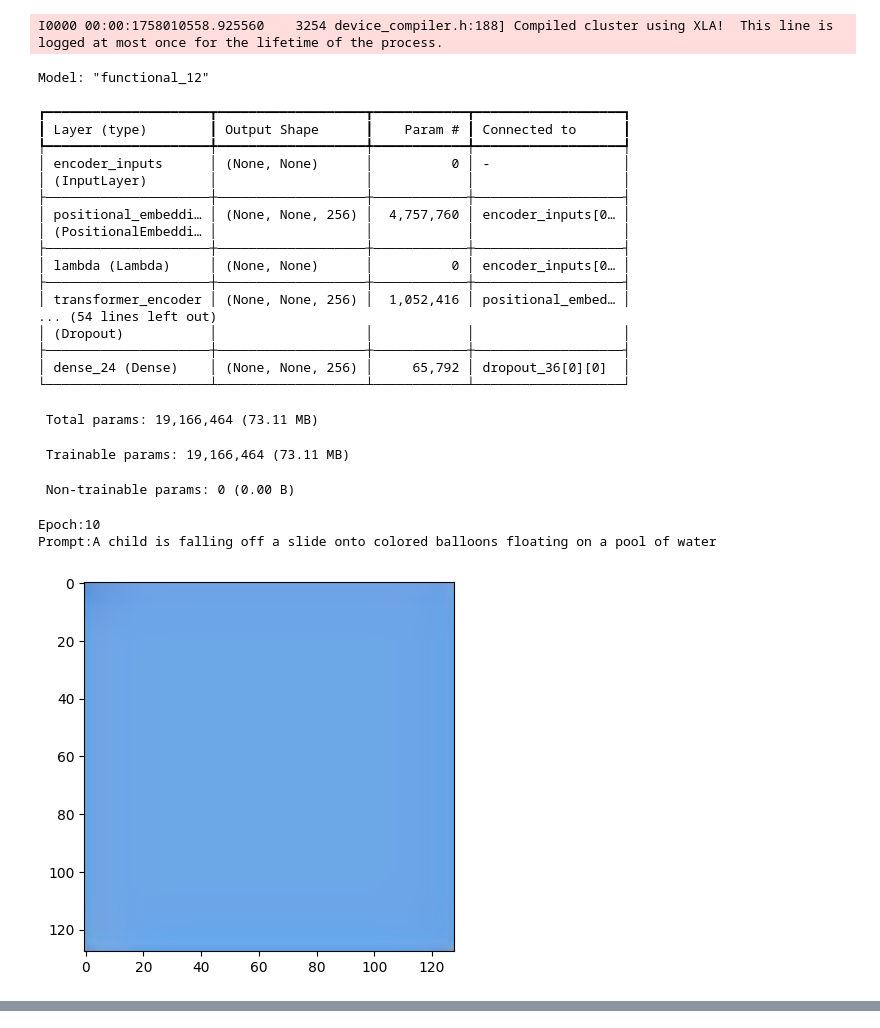
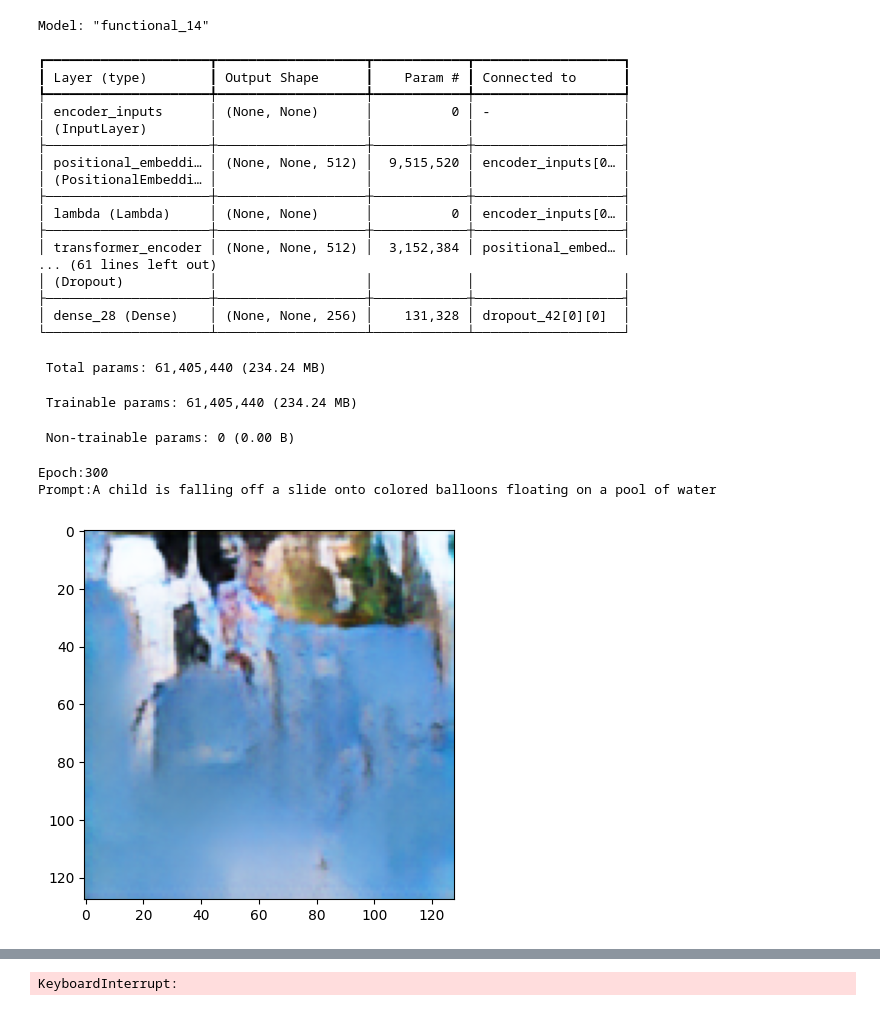
Before and after one commit to Beastojenisto/VQGAN-Transformer, a Jupyter notebook: vqtransformer2.ipynb, the cells around one changed output, grey strips where cells are left out. Saved outputs shown, nothing was run; the diff lists cells and outputs as text; code cells hidden in the pictures.

Commit message:
Model hyperparameters tuned

```diff
--- a/vqtransformer2.ipynb
+++ b/vqtransformer2.ipynb
@@ -140,15 +138,26 @@ plt.show()
 # %%
+BATCH_SIZE = 512
+
 transformer_dataset = (
     tf.data.Dataset.from_tensor_slices((
         (tf.convert_to_tensor(text_vect, dtype=tf.int32),
          tf.convert_to_tensor(decoder_tokens[:, :-1], dtype=tf.int32)),
         tf.convert_to_tensor(decoder_tokens[:, 1:], dtype=tf.int32)
     ))
-    .batch(512)
+    .batch(BATCH_SIZE,drop_remainder=True)
     .prefetch(tf.data.AUTOTUNE)
 )
+sample_dataset = transformer_dataset.take(20)
 
-transformer_dataset = strategy.experimental_distribute_dataset(transformer_dataset)
+total_length = int(len(text_vect)/BATCH_SIZE)
+train_size = 0.7
+train_dataset = transformer_dataset.take(int(total_length*train_size))
+val_dataset = transformer_dataset.skip(int(total_length*train_size))
+
+# Distribute the dataset after taking sample
+sample_dataset = strategy.experimental_distribute_dataset(sample_dataset)
+train_dataset = strategy.experimental_distribute_dataset(train_dataset)
+val_dataset = strategy.experimental_distribute_dataset(val_dataset)
 # %%
 class TransformerEncoder(layers.Layer):
     def __init__(self, embed_dim, dense_dim, num_heads, **kwargs):
@@ -267,10 +276,10 @@ class PositionalEmbedding(layers.Layer):
         return embedded_tokens + embedded_positions
 # %%
 with strategy.scope():
-    embed_dim = 256
-    dense_dim = 1536
+    embed_dim = 512
+    dense_dim = 2048
     num_heads = 8
-    num_blocks = 6
+    num_blocks = 7
 
     encoder_inputs = tf.keras.Input(shape=(None,), dtype="int32", name="encoder_inputs")
     decoder_inputs = tf.keras.Input(shape=(None,), dtype="int32", name="decoder_inputs")
@@ -300,31 +309,29 @@ with strategy.scope():
     decoder_outputs = layers.Dense(256)(x)
 
     transformer = keras.Model([encoder_inputs, decoder_inputs], decoder_outputs)
-# %% [output]
-I0000 00:00:1758010558.925560    3254 device_compiler.h:188] Compiled cluster using XLA!  This line is logged at most once for the lifetime of the process.
 # %%
 transformer.summary()
 # %% [output]
-Model: "functional_12"
+Model: "functional_14"
 ┏━━━━━━━━━━━━━━━━━━━━━┳━━━━━━━━━━━━━━━━━━━┳━━━━━━━━━━━━┳━━━━━━━━━━━━━━━━━━━┓
 ┃ Layer (type)        ┃ Output Shape      ┃    Param # ┃ Connected to      ┃
 ┡━━━━━━━━━━━━━━━━━━━━━╇━━━━━━━━━━━━━━━━━━━╇━━━━━━━━━━━━╇━━━━━━━━━━━━━━━━━━━┩
 │ encoder_inputs      │ (None, None)      │          0 │ -                 │
 │ (InputLayer)        │                   │            │                   │
 ├─────────────────────┼───────────────────┼────────────┼───────────────────┤
-│ positional_embeddi… │ (None, None, 256) │  4,757,760 │ encoder_inputs[0… │
+│ positional_embeddi… │ (None, None, 512) │  9,515,520 │ encoder_inputs[0… │
 │ (PositionalEmbeddi… │                   │            │                   │
 ├─────────────────────┼───────────────────┼────────────┼───────────────────┤
 │ lambda (Lambda)     │ (None, None)      │          0 │ encoder_inputs[0… │
 ├─────────────────────┼───────────────────┼────────────┼───────────────────┤
-│ transformer_encoder │ (None, None, 256) │  1,052,416 │ positional_embed… │
-... (54 lines left out)
+│ transformer_encoder │ (None, None, 512) │  3,152,384 │ positional_embed… │
+... (61 lines left out)
 │ (Dropout)           │                   │            │                   │
 ├─────────────────────┼───────────────────┼────────────┼───────────────────┤
-│ dense_24 (Dense)    │ (None, None, 256) │     65,792 │ dropout_36[0][0]  │
+│ dense_28 (Dense)    │ (None, None, 256) │    131,328 │ dropout_42[0][0]  │
 └─────────────────────┴───────────────────┴────────────┴───────────────────┘
- Total params: 19,166,464 (73.11 MB)
+ Total params: 61,405,440 (234.24 MB)
- Trainable params: 19,166,464 (73.11 MB)
+ Trainable params: 61,405,440 (234.24 MB)
  Non-trainable params: 0 (0.00 B)
 # %%
 start_token = 256
@@ -366,7 +373,7 @@ class ImageGeneration(tf.keras.callbacks.Callback):
         super().__init__()
         self.txt = txt
     def on_epoch_end(self,epoch,logs=None):
-        if epoch % 10 == 0:
+        if epoch % 100 == 0 and epoch != 0:
             clear_output(wait=True)
             print(f"Epoch:{epoch}")
             print(f"Prompt:{self.txt}")
@@ -378,7 +385,7 @@ class ImageGeneration(tf.keras.callbacks.Callback):
 # %%
 with strategy.scope():
     loss_fn = tf.keras.losses.SparseCategoricalCrossentropy(from_logits=True)
-    optimizer = tf.keras.optimizers.Adam(learning_rate=1e-4)
+    optimizer = tf.keras.optimizers.Adam(learning_rate=3e-4)
     callback = ImageGeneration("A child is falling off a slide onto colored balloons floating on a pool of water")
 # %%
 with strategy.scope():
@@ -388,10 +395,10 @@ with strategy.scope():
 # %%
 with strategy.scope():
     transformer.compile(loss=loss_fn,
                        optimizer=optimizer,
                        metrics=['accuracy',perplexity])
-    transformer.fit(transformer_dataset,epochs=100, callbacks=[callback])
+    transformer.fit(train_dataset,epochs=400, callbacks=[callback],validation_data=val_dataset)
 # %% [output]
-Epoch:10
+Epoch:300
 Prompt:A child is falling off a slide onto colored balloons floating on a pool of water
-[figure, old version]
+[figure, new version]
@@ -414,0 +422 @@ Epoch 19/100
+KeyboardInterrupt:
```
Also changed, not shown: parts of 10 cells of this notebook.
